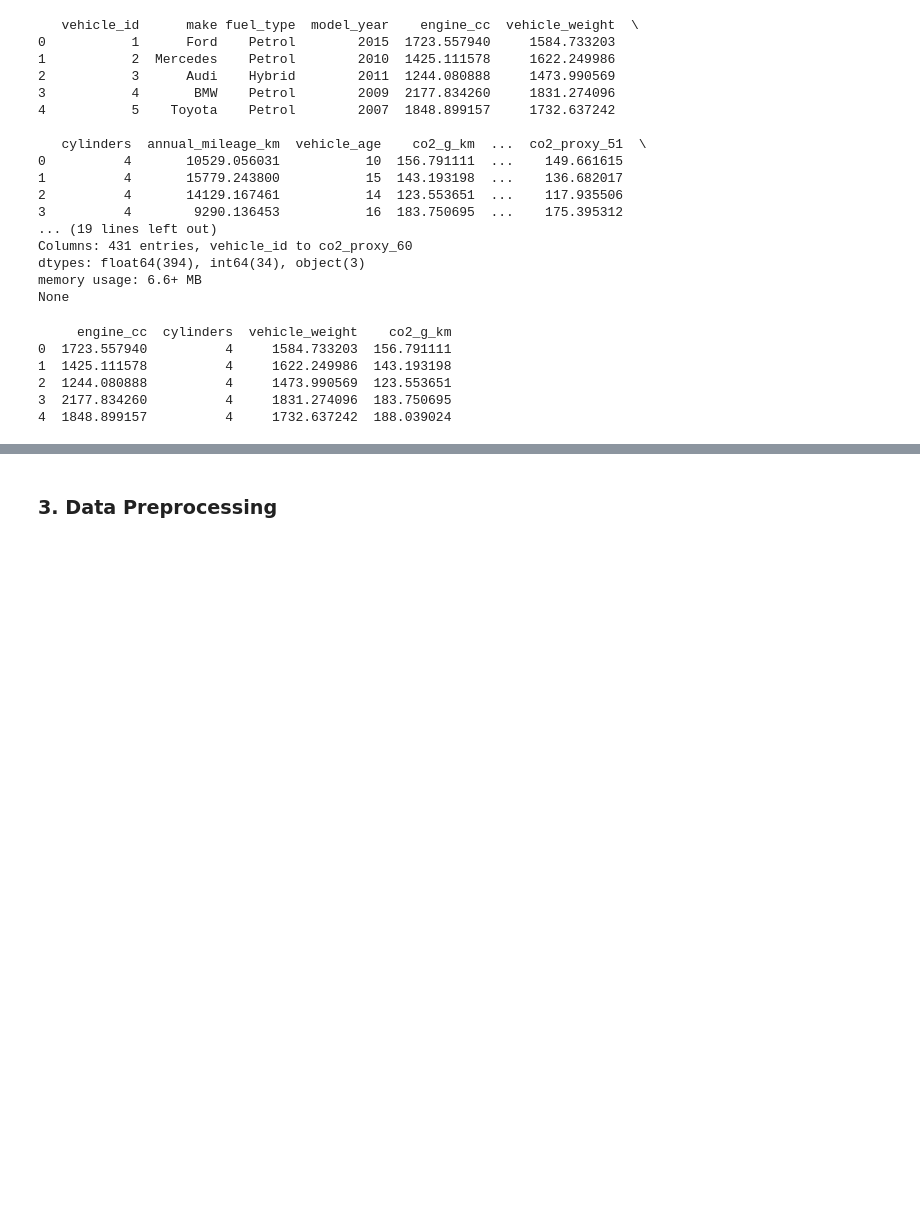
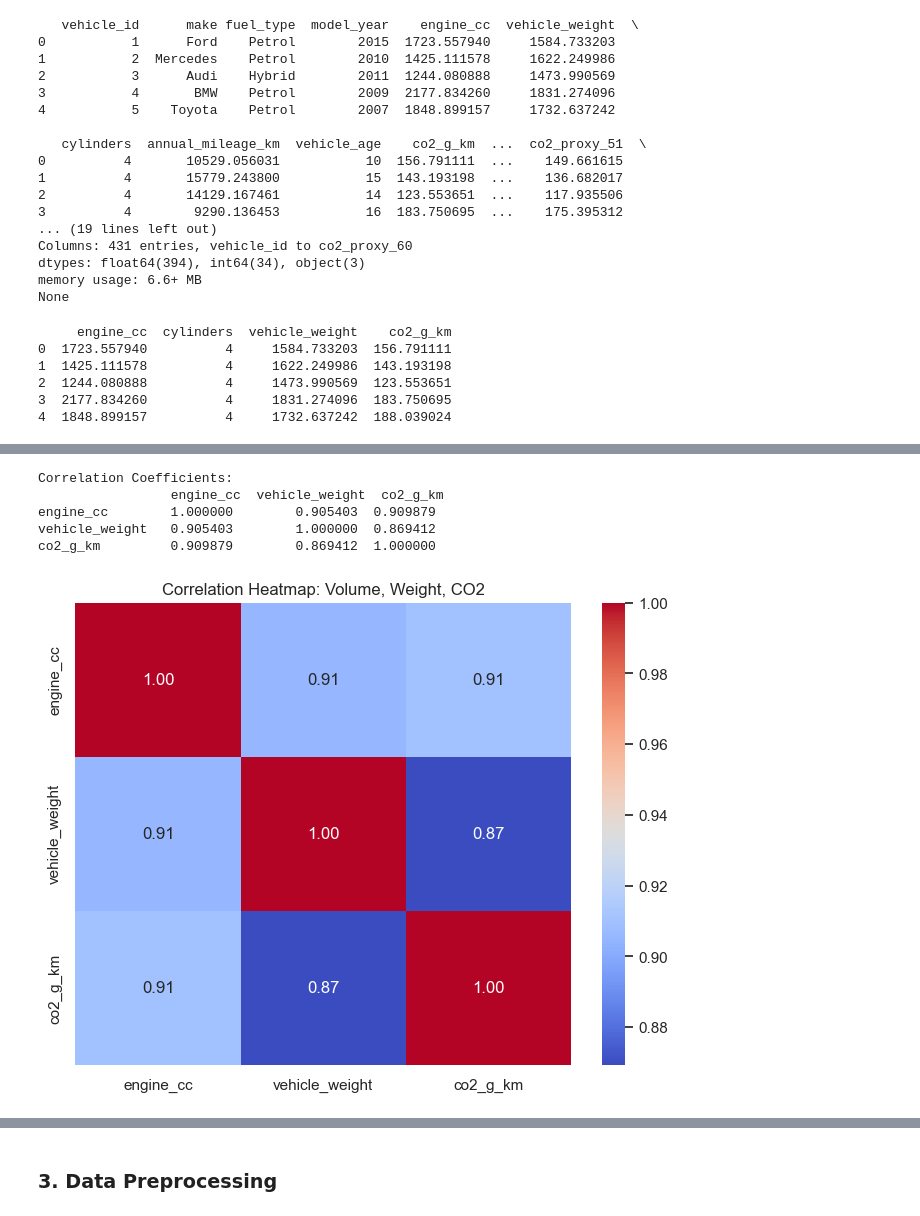
Before and after one commit to mahirdesai2004/machine-learning-lab, a Jupyter notebook: Lab-04/Experiment-2-Multiple-Regression/notebook.ipynb, the cells around one changed output, grey strips where cells are left out. Drawn from its saved outputs; the diff is of its cells as text; code cells hidden in the pictures; blank space fills up the shorter version.

Commit message:
Update Lab-04: Exp 2 Visualizations and Report

```diff
--- a/Lab-04/Experiment-2-Multiple-Regression/notebook.ipynb
+++ b/Lab-04/Experiment-2-Multiple-Regression/notebook.ipynb
@@ -83,0 +71,21 @@ plt.show()
+# %%
+# Select specific features as requested: Volume (engine_cc), Weight (vehicle_weight), CO2 (co2_g_km)
+# Note: 'Volume' is mapped to 'engine_cc' and 'Weight' to 'vehicle_weight'
+selected_features = df[['engine_cc', 'vehicle_weight', 'co2_g_km']]
+
+# Calculate correlation
+corr_matrix = selected_features.corr()
+print("Correlation Coefficients:\n", corr_matrix)
+
+# Display Heatmap
+plt.figure(figsize=(8, 6))
+sns.heatmap(corr_matrix, annot=True, cmap='coolwarm', fmt='.2f')
+plt.title('Correlation Heatmap: Volume, Weight, CO2')
+plt.show()
+# %% [output]
+Correlation Coefficients:
+                 engine_cc  vehicle_weight  co2_g_km
+engine_cc        1.000000        0.905403  0.909879
+vehicle_weight   0.905403        1.000000  0.869412
+co2_g_km         0.909879        0.869412  1.000000
+[figure, added]
```
Also changed, not shown: parts of 9 cells of this notebook, 5 other files.
